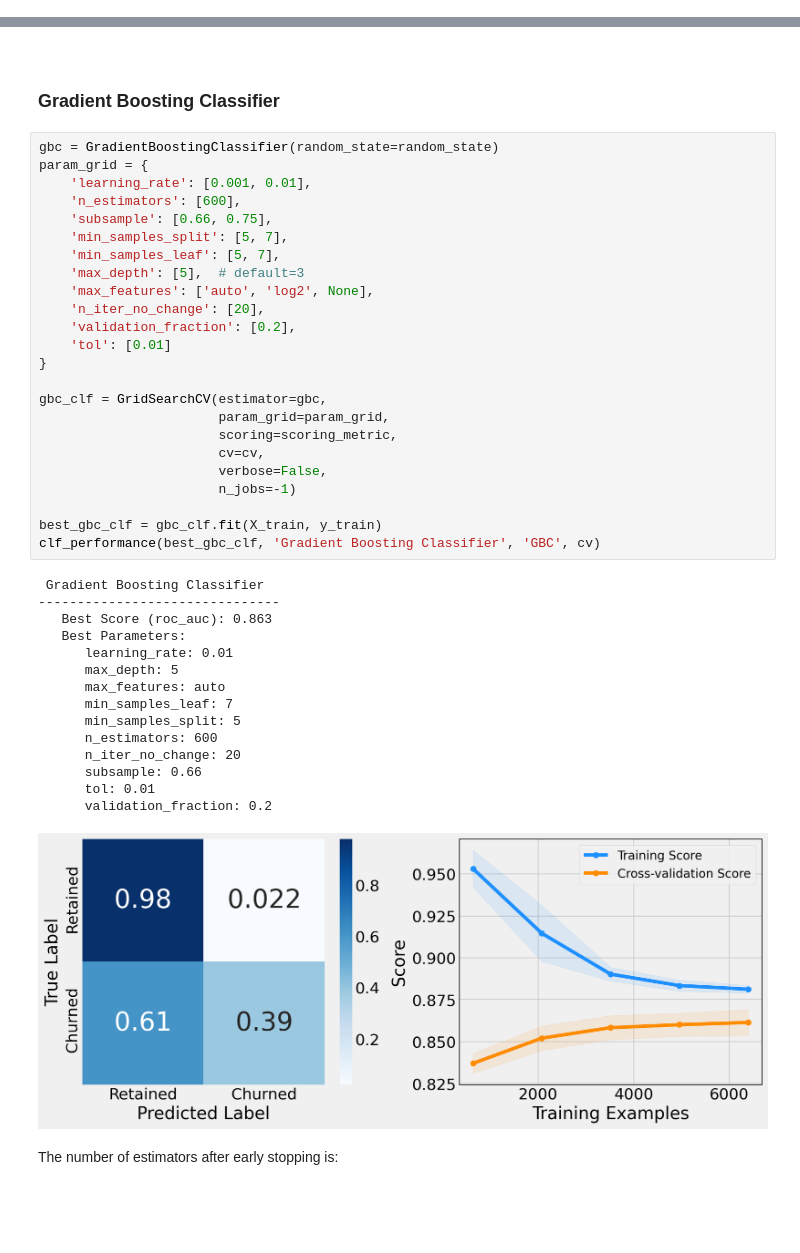
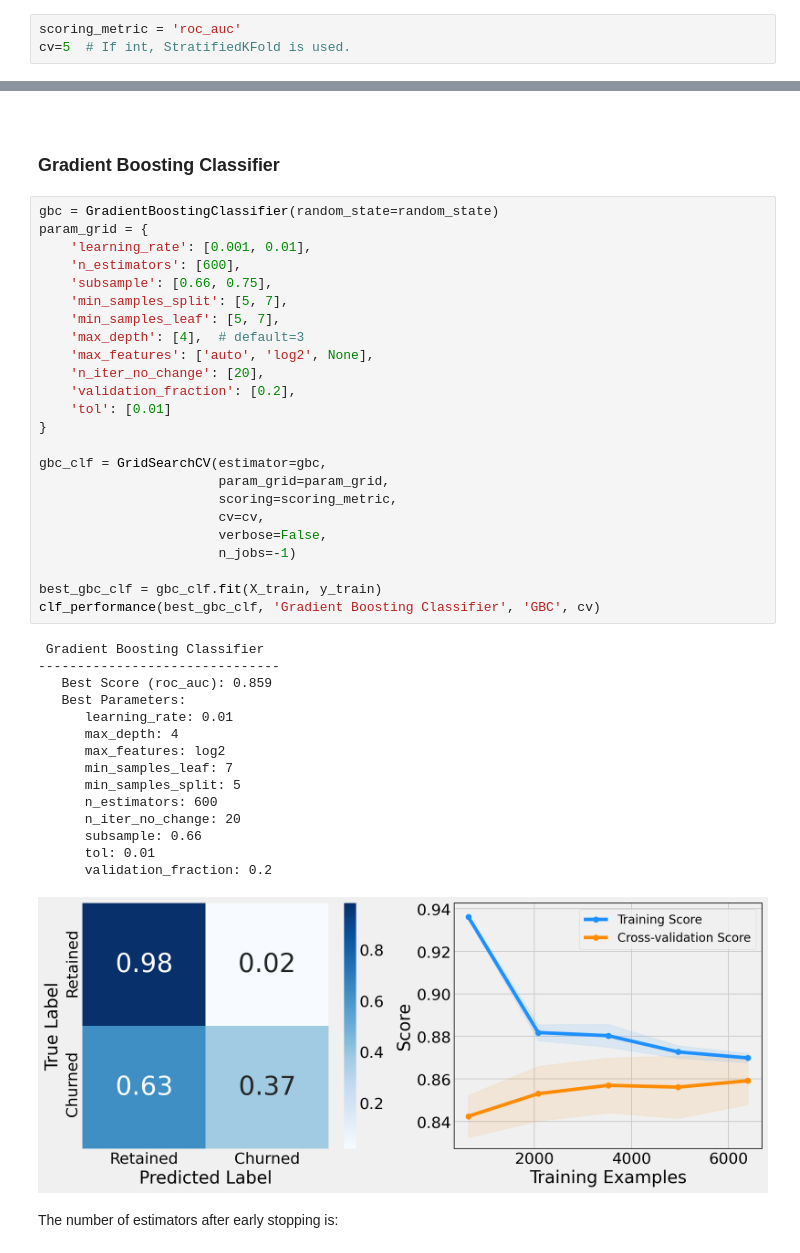
Before and after one commit to KOrfanakis/Predicting_Customer_Churn_Classification, a Jupyter notebook: Analysis_Notebook.ipynb, the cells around one changed output, grey strips where cells are left out. Saved outputs shown, nothing was run; the diff lists cells and outputs as text; blank space fills up the shorter version.

```diff
--- a/Analysis_Notebook.ipynb
+++ b/Analysis_Notebook.ipynb
@@ -831,3 +838,6 @@ cv = KFold(n_splits=5, random_state=random_state, shuffle=True)
+# %%
+scoring_metric = 'roc_auc'
+cv=5  # If int, StratifiedKFold is used.
 # %% [markdown]
 <br>
 
@@ -1004,38 +1022,38 @@ param_grid = {
     'subsample': [0.66, 0.75],
     'min_samples_split': [5, 7],
     'min_samples_leaf': [5, 7],
-    'max_depth': [5],  # default=3
+    'max_depth': [4],  # default=3
     'max_features': ['auto', 'log2', None],
     'n_iter_no_change': [20],
     'validation_fraction': [0.2],
     'tol': [0.01]
 }
 
 gbc_clf = GridSearchCV(estimator=gbc,
                        param_grid=param_grid,
                        scoring=scoring_metric,
                        cv=cv,
                        verbose=False,
                        n_jobs=-1)
 
 best_gbc_clf = gbc_clf.fit(X_train, y_train)
 clf_performance(best_gbc_clf, 'Gradient Boosting Classifier', 'GBC', cv)
 # %% [output]
  Gradient Boosting Classifier
 -------------------------------
-   Best Score (roc_auc): 0.863
+   Best Score (roc_auc): 0.859
    Best Parameters:
       learning_rate: 0.01
-      max_depth: 5
-      max_features: auto
+      max_depth: 4
+      max_features: log2
       min_samples_leaf: 7
       min_samples_split: 5
       n_estimators: 600
       n_iter_no_change: 20
       subsample: 0.66
       tol: 0.01
       validation_fraction: 0.2
-[figure, old version]
+[figure, new version]
 # %% [markdown]
 The number of estimators after early stopping is:
 # %%
```
Also changed, not shown: parts of 31 cells of this notebook.
